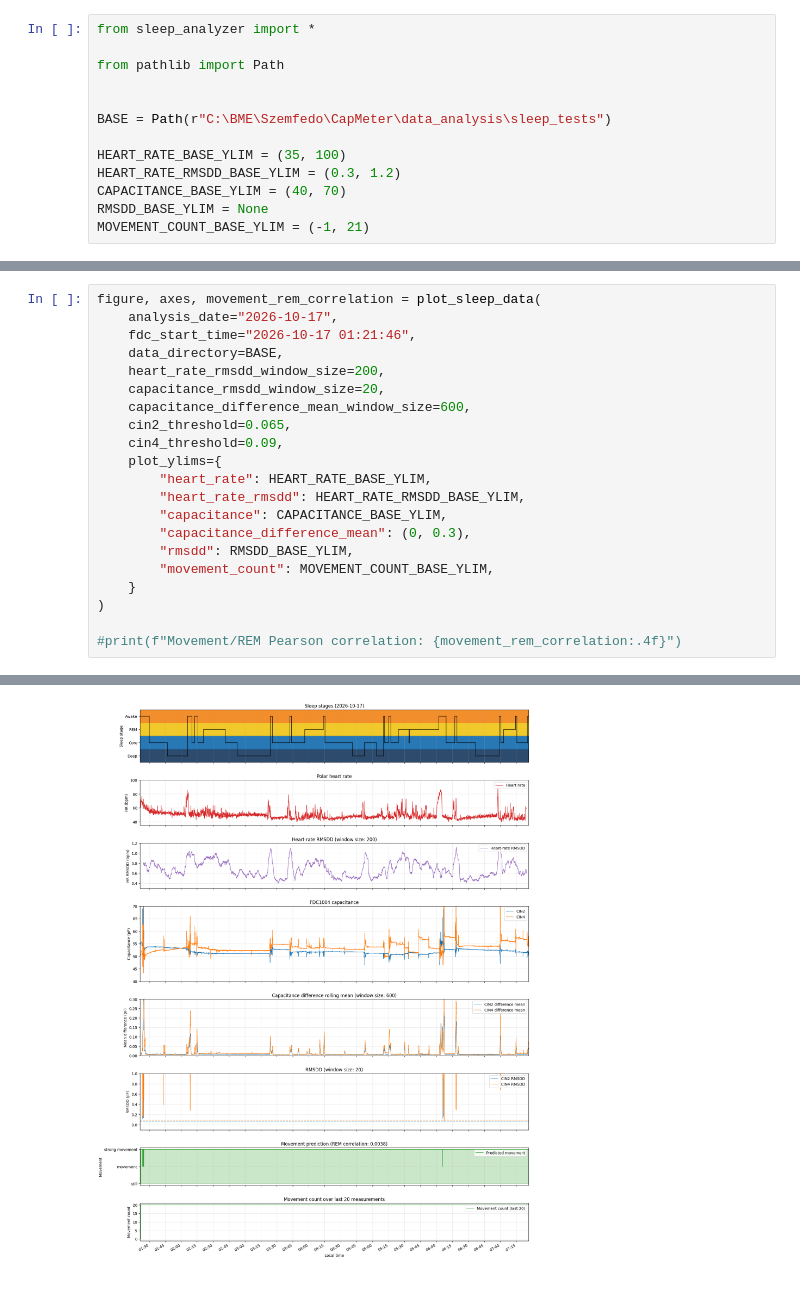
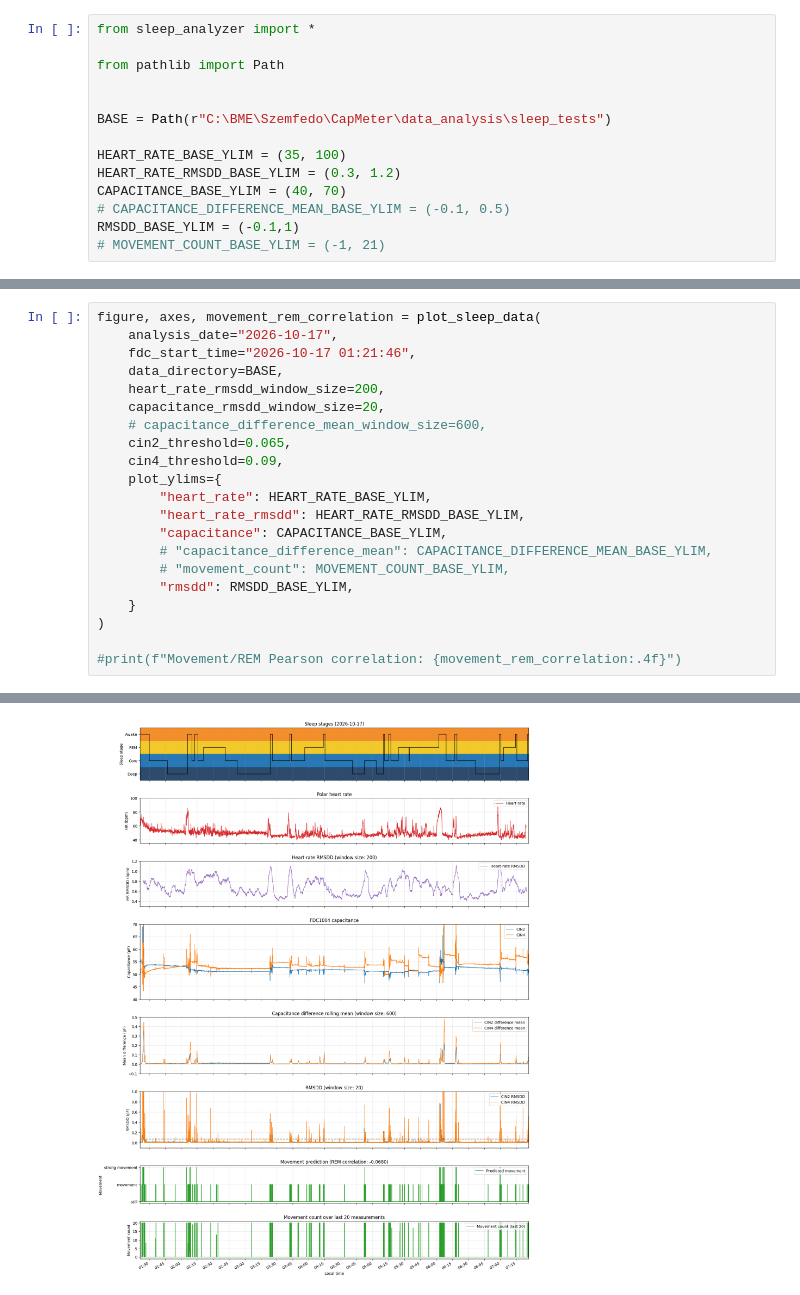
Before and after one commit to Qawes/CapMeter, a Jupyter notebook: data_analysis/sleep_analyzer.ipynb, the cells around one changed output, grey strips where cells are left out. Drawn from its saved outputs; the diff is of its cells as text.

```diff
--- a/data_analysis/sleep_analyzer.ipynb
+++ b/data_analysis/sleep_analyzer.ipynb
@@ -9,8 +9,9 @@ BASE = Path(r"C:\BME\Szemfedo\CapMeter\data_analysis\sleep_tests")
 HEART_RATE_BASE_YLIM = (35, 100)
 HEART_RATE_RMSDD_BASE_YLIM = (0.3, 1.2)
 CAPACITANCE_BASE_YLIM = (40, 70)
-RMSDD_BASE_YLIM = None
-MOVEMENT_COUNT_BASE_YLIM = (-1, 21)
+# CAPACITANCE_DIFFERENCE_MEAN_BASE_YLIM = (-0.1, 0.5)
+RMSDD_BASE_YLIM = (-0.1,1)
+# MOVEMENT_COUNT_BASE_YLIM = (-1, 21)
 # %%
 figure, axes, movement_rem_correlation = plot_sleep_data(
     analysis_date="2026-10-16",
@@ -49,16 +50,16 @@ figure, axes, movement_rem_correlation = plot_sleep_data(
     data_directory=BASE,
     heart_rate_rmsdd_window_size=200,
     capacitance_rmsdd_window_size=20,
-    capacitance_difference_mean_window_size=600,
+    # capacitance_difference_mean_window_size=600,
     cin2_threshold=0.065,
     cin4_threshold=0.09,
     plot_ylims={
         "heart_rate": HEART_RATE_BASE_YLIM,
         "heart_rate_rmsdd": HEART_RATE_RMSDD_BASE_YLIM,
         "capacitance": CAPACITANCE_BASE_YLIM,
-        "capacitance_difference_mean": (0, 0.3),
+        # "capacitance_difference_mean": CAPACITANCE_DIFFERENCE_MEAN_BASE_YLIM,
+        # "movement_count": MOVEMENT_COUNT_BASE_YLIM,
         "rmsdd": RMSDD_BASE_YLIM,
-        "movement_count": MOVEMENT_COUNT_BASE_YLIM,
     }
 )
 
@@ -74,4 +75,4 @@ Deep                           0               0                 106920
-[figure, old version]
+[figure, new version]
 # %%
 figure, axes, movement_rem_correlation = plot_sleep_data(
     analysis_date="2026-10-19",
```
Also changed, not shown: parts of 4 cells of this notebook, 1 other file.
